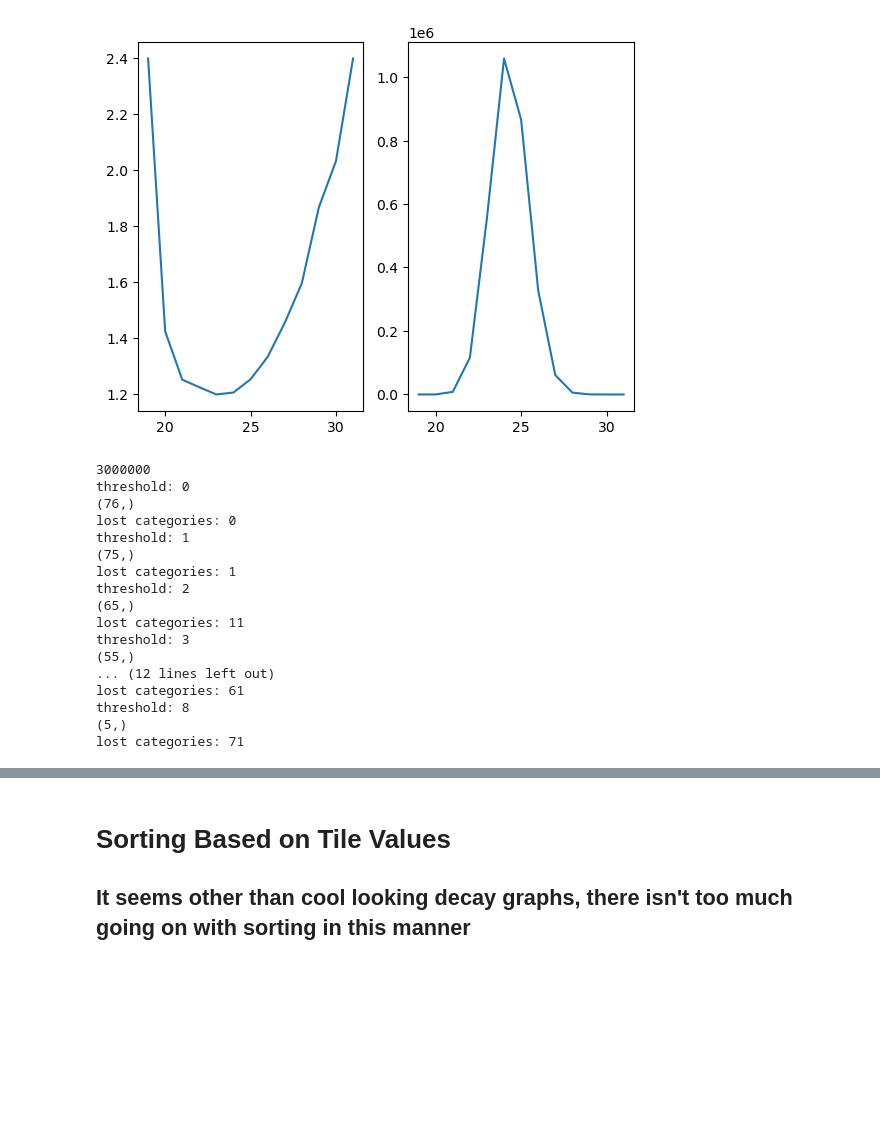
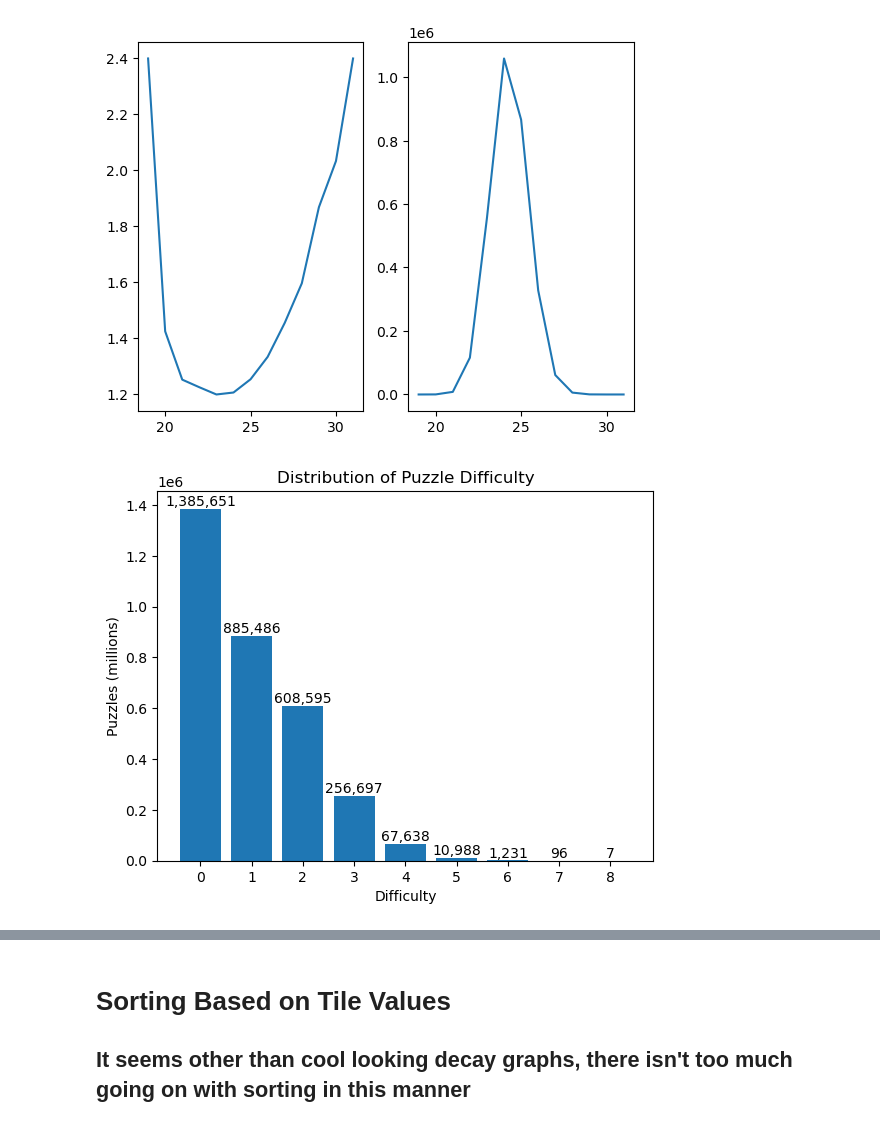
Before and after one commit to agrero/sudoku, a Jupyter notebook: sudoku_viz.ipynb, the cells around one changed output, grey strips where cells are left out. Saved outputs shown, nothing was run; the diff lists cells and outputs as text; code cells hidden in the pictures; blank space fills up the shorter version.

Commit message:
added plots on distribution of sudoku value boards

```diff
--- a/sudoku_viz.ipynb
+++ b/sudoku_viz.ipynb
@@ -39,34 +42,17 @@ ax2.plot(
 # %% [output]
 [<matplotlib.lines.Line2D at 0x...>]
 [figure]
-# %%
-d_counts = (stats.loc[:,'difficulty']
-                     .value_counts()
-                     .sort_index()
-)
-total = len(d_counts)
-total_difficulty = d_counts.sum()
-for i in range(9):
-    print(f'threshold: {i}')
-    thresh = d_counts[d_counts.index >= i]
-    print(thresh.shape)
-    lost_cat = total - thresh.shape[0]
-    print(f'lost categories: {lost_cat}')
-# %% [output]
-3000000
-threshold: 0
-(76,)
-lost categories: 0
-threshold: 1
-(75,)
-lost categories: 1
-threshold: 2
-(65,)
-lost categories: 11
-threshold: 3
-(55,)
-... (12 lines left out)
-lost categories: 61
-threshold: 8
-(5,)
-lost categories: 71
+# %%
+diff_counts = [hilo_thresh_feature(stats, i+1, i, 'difficulty').shape[0] for i in range(9)]
+
+fig, ax = plt.subplots()
+bar_container = ax.bar([i for i in range(len(diff_counts))], diff_counts)
+
+ax.bar_label(bar_container, fmt='{:,.0f}')
+ax.set_ylabel(ylabel='Puzzles (millions)')
+ax.set_xlabel(xlabel='Difficulty')
+ax.set_title('Distribution of Puzzle Difficulty')
+ax.set_xticks([i for i in range(len(diff_counts))])
+plt.show()
+# %% [output]
+[figure, added]
```
Also changed, not shown: parts of 4 cells of this notebook.
